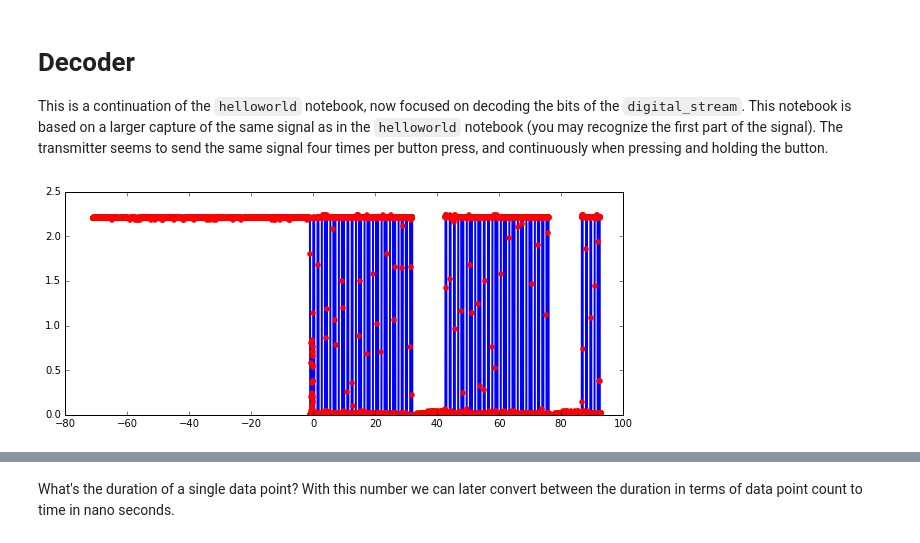
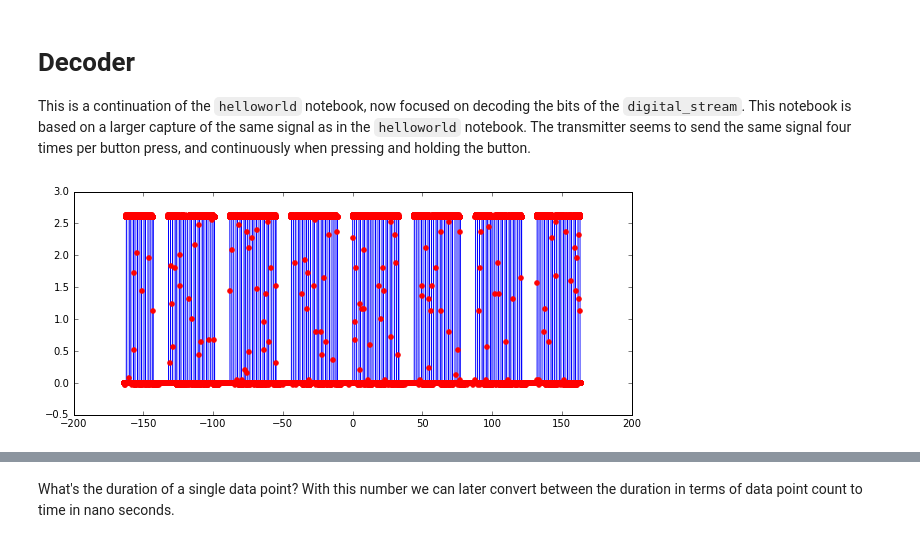
Before and after one commit to simlun/reverse-engineering-emw200ta-433mhz-transmitter, a Jupyter notebook: decoder.ipynb, the cells around one changed output, grey strips where cells are left out. Cells and saved outputs as stored; diff of their text form; code cells hidden in the pictures.

```diff
--- a/decoder.ipynb
+++ b/decoder.ipynb
@@ -1,27 +1,27 @@
 # %% [markdown]
 # Decoder
 
-This is a continuation of the `helloworld` notebook, now focused on decoding the bits of the `digital_stream`. This notebook is based on a larger capture of the same signal as in the `helloworld` notebook (you may recognize the first part of the signal). The transmitter seems to send the same signal four times per button press, and continuously when pressing and holding the button.
+This is a continuation of the `helloworld` notebook, now focused on decoding the bits of the `digital_stream`. This notebook is based on a larger capture of the same signal as in the `helloworld` notebook. The transmitter seems to send the same signal four times per button press, and continuously when pressing and holding the button.
 # %%
 %matplotlib inline
 import matplotlib.pyplot as plt
 import numpy as np
 import pandas as pd
 
-csv = np.genfromtxt('data/helloworld_full_capture.csv', delimiter=',', skip_header=2, usecols=(0, 1))
+csv = np.genfromtxt('data/a1on.csv', delimiter=',', skip_header=2, usecols=(0, 1))
 csv = np.transpose(csv)
 time = csv[0] * 1000  # time in ms
 voltage = csv[1]
 
-def oscilloscope(x, y, width=10, height=4, start=0, stop=None):
+def oscilloscope(x, y, width=10, height=4, start=0, stop=None, linewidth=0.5):
     fig = plt.figure(figsize=(width, height))
     axes = fig.add_subplot(111)
-    axes.plot(x[start:stop], y[start:stop], marker='o', mec='red', mfc='red', markersize=5, linewidth=2)
+    axes.plot(x[start:stop], y[start:stop], marker='o', mec='red', mfc='red', markersize=5, linewidth=linewidth)
     plt.show()
 
 oscilloscope(time, voltage)
 # %% [output]
-[figure, old version]
+[figure, new version]
 # %%
 digital_one = np.percentile(voltage, 90)
 digital_stream = voltage / digital_one
```
Also changed, not shown: parts of 23 cells of this notebook, 11 other files.
